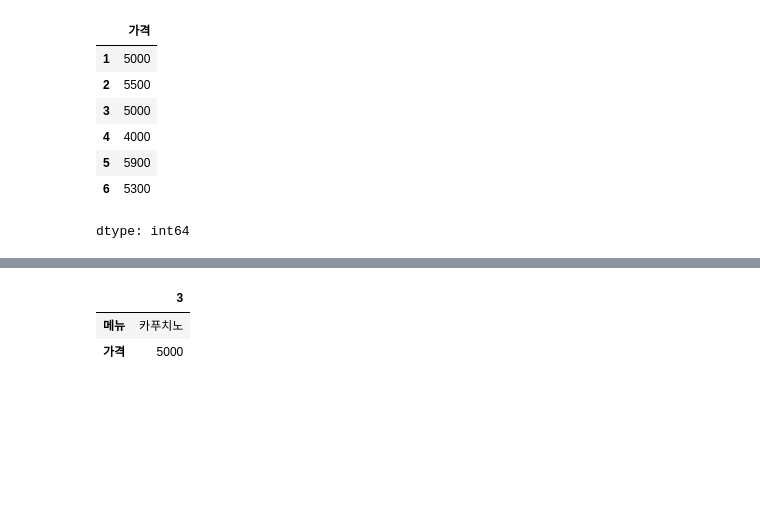
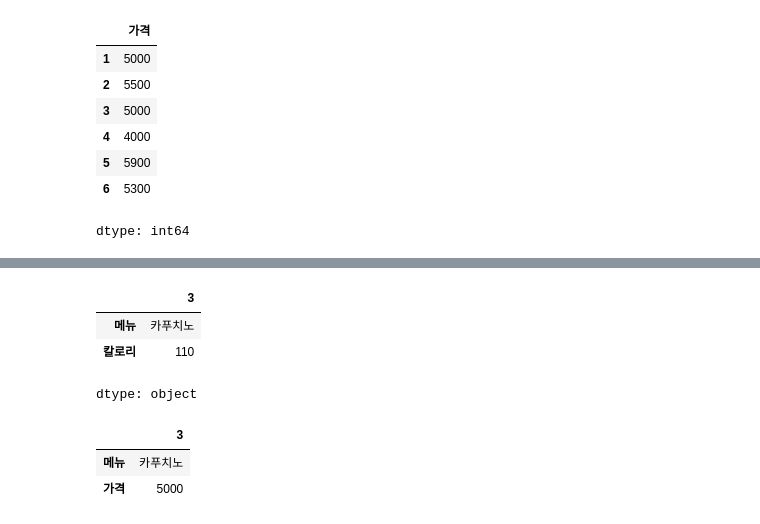
Before and after one commit to hyejunghan27-cpu/BigData-Study, a Jupyter notebook: ch2_pandas_inf_v2.ipynb, the cells around one changed output, grey strips where cells are left out. Drawn from its saved outputs; the diff is of its cells as text; code cells hidden in the pictures; blank space fills up the shorter version.

```diff
--- a/ch2_pandas_inf_v2.ipynb
+++ b/ch2_pandas_inf_v2.ipynb
@@ -481,3 +530,10 @@ dtype: int64
+# %%
+df.loc[3, ['메뉴', '칼로리']]
+# %% [output]
+|  | 3 |
+| 메뉴 | 카푸치노 |
+| 칼로리 | 110 |
+dtype: object
 # %%
 # 슬라이싱
 # 카푸치노 메뉴와 가격
```
Also changed, not shown: parts of 73 cells of this notebook.
